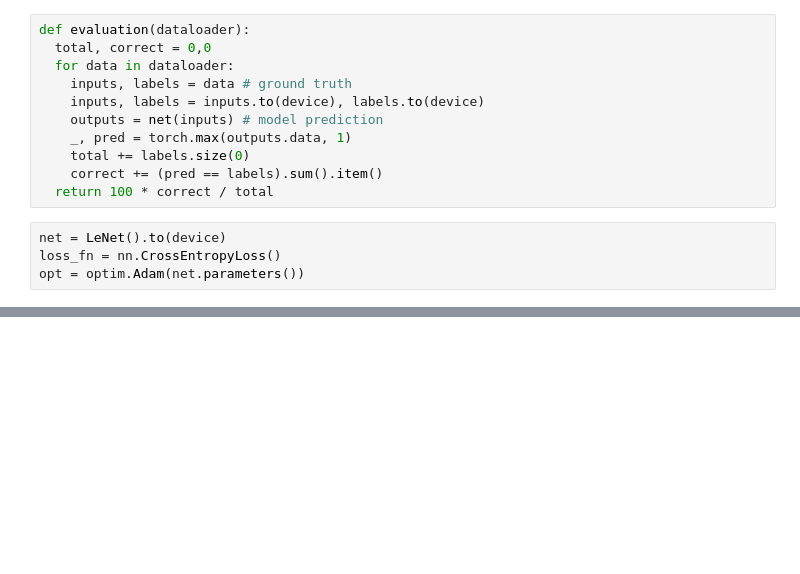
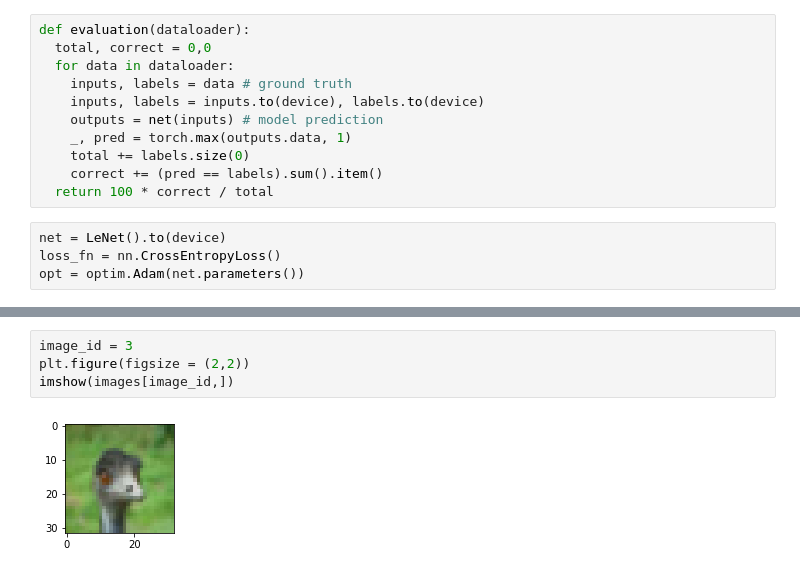
Before and after one commit to Arpitkamal/Deep-Learning--108--Convolutional-Neural-Netwokr, a Jupyter notebook: PyTorchCNN.ipynb, the cells around one changed output, grey strips where cells are left out. Saved outputs shown, nothing was run; the diff lists cells and outputs as text; blank space fills up the shorter version.

```diff
--- a/PyTorchCNN.ipynb
+++ b/PyTorchCNN.ipynb
@@ -395,0 +411,6 @@ Epoch: 15/16, Test acc: 56.18, Train acc: 64.82
+# %%
+image_id = 3
+plt.figure(figsize = (2,2))
+imshow(images[image_id,])
+# %% [output]
+[figure, added]
```
Also changed, not shown: parts of 18 cells of this notebook.
